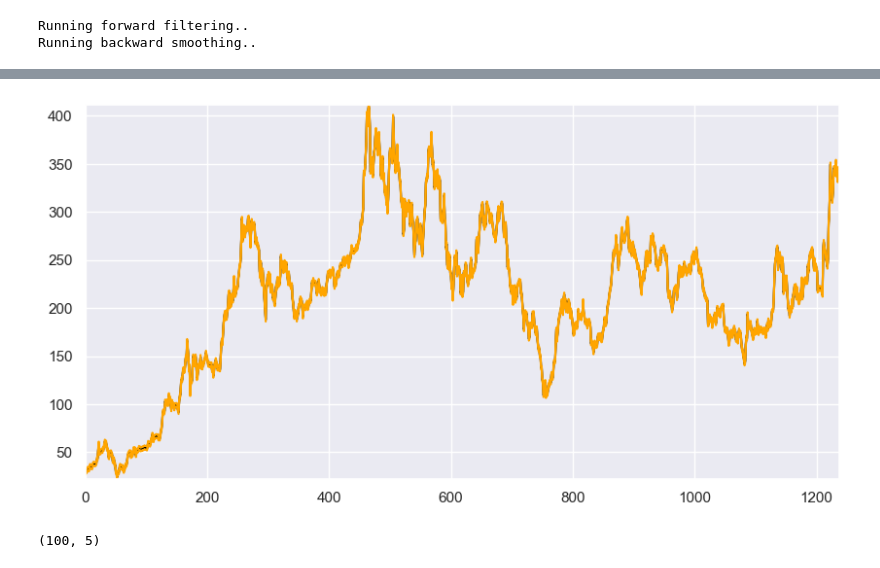
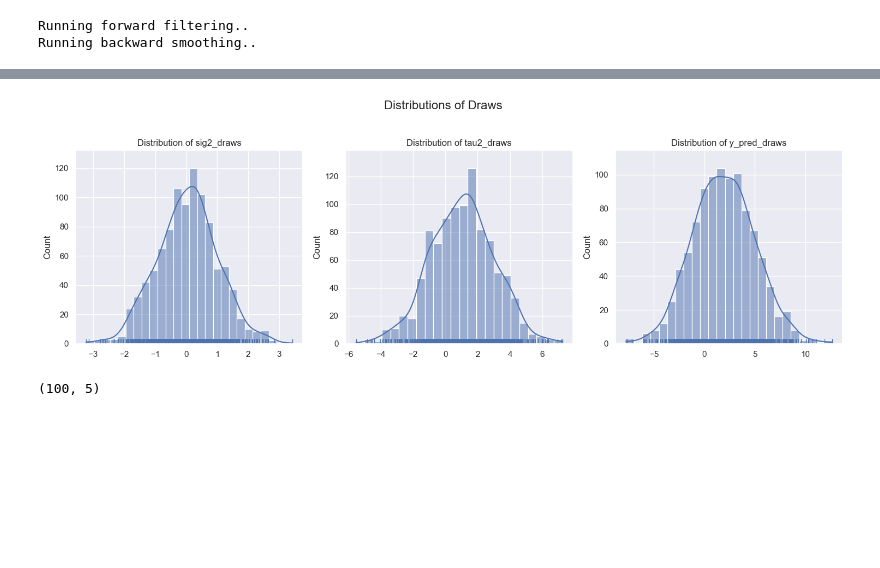
Before and after one commit to AVoss84/ts_sandbox, a Jupyter notebook: Bayesian_local_level_model.ipynb, the cells around one changed output, grey strips where cells are left out. Drawn from its saved outputs; the diff is of its cells as text; code cells hidden in the pictures; blank space fills up the shorter version.

```diff
--- a/Bayesian_local_level_model.ipynb
+++ b/Bayesian_local_level_model.ipynb
@@ -369,26 +357,43 @@ ax2 = sns.displot(ypred_draws, kind = 'kde', legend=False, rug=True)
+# %%
+import seaborn as sns
+
+# Sample data
+sig2_draws = np.random.normal(0, 1, 1000)
+tau2_draws = np.random.normal(1, 2, 1000)
+ypred_draws = np.random.normal(2, 3, 1000)
+
+# Set theme
+sns.set_theme()
+
+# Create subplots
+fig, axes = plt.subplots(1, 3, figsize=(15, 5))
+
+# Plot each distribution with rug plots
+sns.histplot(sig2_draws, ax=axes[0], kde=True, legend=False)
+sns.rugplot(sig2_draws, ax=axes[0])
+axes[0].set_title("Distribution of sig2_draws")
+
+sns.histplot(tau2_draws, ax=axes[1], kde=True, legend=False)
+sns.rugplot(tau2_draws, ax=axes[1])
+axes[1].set_title("Distribution of tau2_draws")
+
+sns.histplot(ypred_draws, ax=axes[2], kde=True, legend=False)
+sns.rugplot(ypred_draws, ax=axes[2])
+axes[2].set_title("Distribution of y_pred_draws")
+
+# Add overall title
+fig.suptitle("Distributions of Draws", fontsize=16)
+
+# Adjust layout for better spacing
+plt.tight_layout(rect=[0, 0, 1, 0.95])
+plt.show()
+# %% [output]
+[figure, added]
 # %%
 #dlm1['mf'] = np.append(dlm1['mf'].tolist(), ypred_draws)
 # %%
 df = y_df['Close'].iloc[0:100,].copy().to_frame()
 print(df.shape)
-# %%
-fig, axes = plt.subplots(1, 1, figsize=(10,5))
-
-# Plot raw data
-#axes.scatter(range(0, N), y)
-axes.plot(range(0, N), y)
-axes.set_xlim([0, N])
-axes.margins(0)
-
-# Plot predictions mean and confidence bounds based on predictive distr.
-axes.plot(range(0, N), dlm1['mf'], c='black')
-
-_2std = 2*np.sqrt(dlm1['Cf'])
-
-axes.plot(range(0, N), dlm1['mf'] - _2std, c='orange', ls='-')
-axes.plot(range(0, N), dlm1['mf'] + _2std, c='orange', ls='-');
-# %% [output]
-[figure, removed]
 # %%
 df = y_df['Close'].copy().to_frame()
 df["filter mean"] = dlm1['mf']
```
Also changed, not shown: parts of 8 cells of this notebook.
